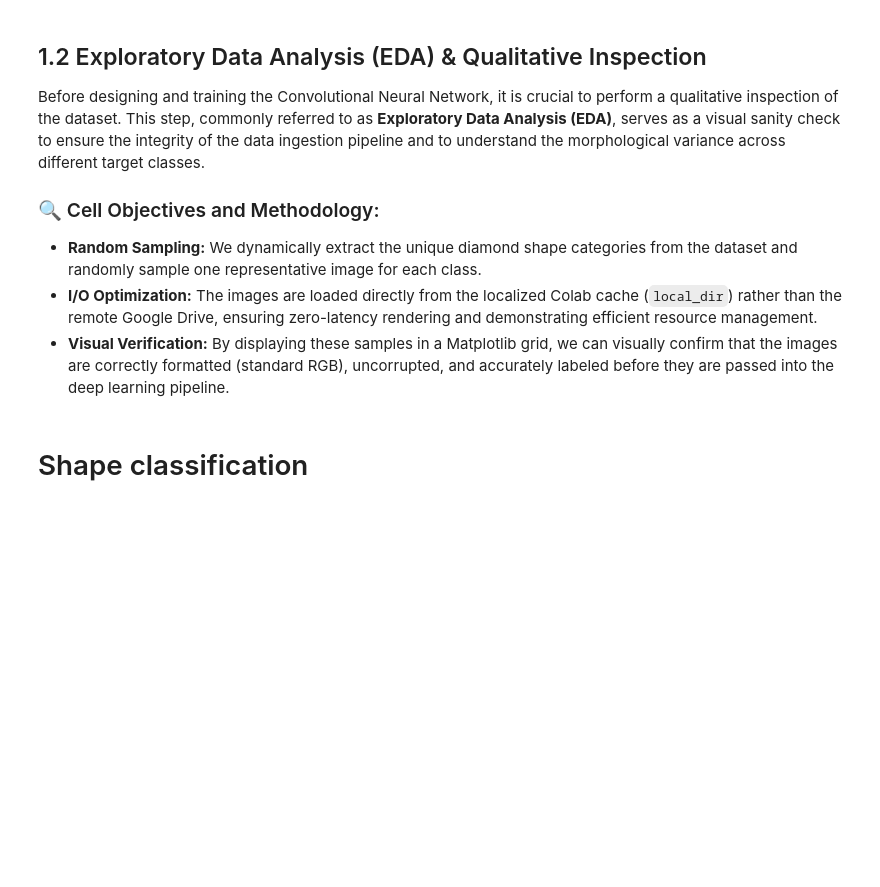
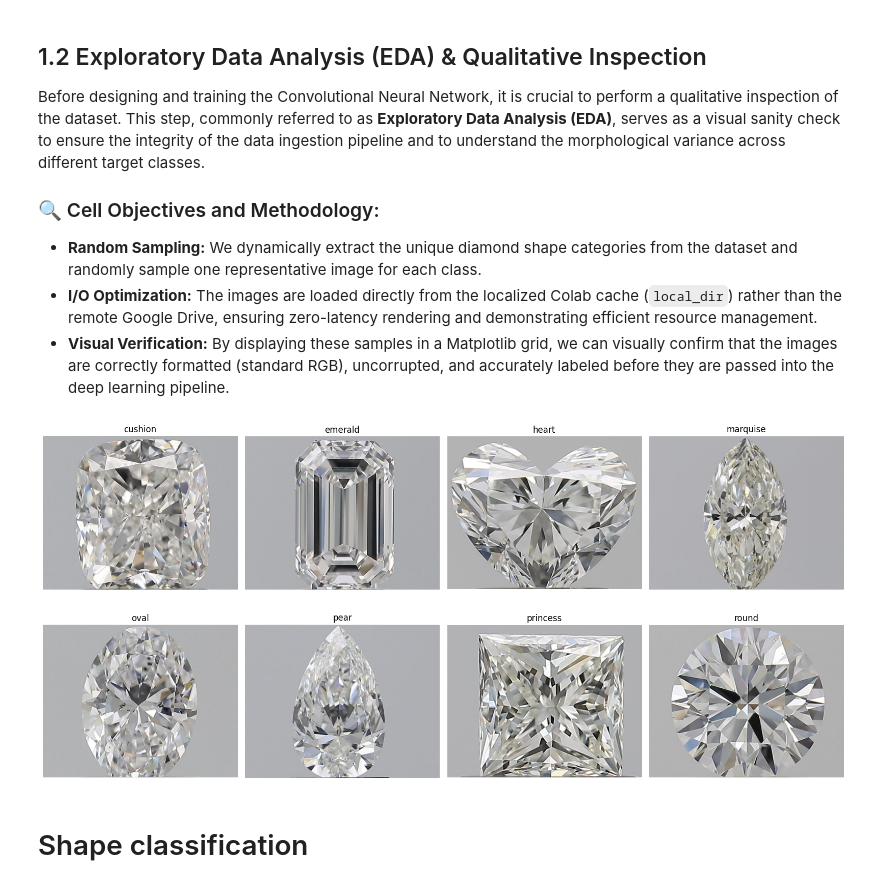
Before and after one commit to GabriellaFonio/Deep-learning-project-, a Jupyter notebook: progetto_Fonio-5.ipynb, the cells around one changed output. Drawn from its saved outputs; the diff is of its cells as text; code cells hidden in the pictures; blank space fills up the shorter version.

```diff
--- a/progetto_Fonio-5.ipynb
+++ b/progetto_Fonio-5.ipynb
@@ -123,31 +133,37 @@ Before designing and training the Convolutional Neural Network, it is crucial to
 # %%
 import matplotlib.pyplot as plt
 import random
+import os
+from PIL import Image
 
 # Randomly sample one image per unique shape class
 unique_shapes = df["shape"].unique()
 sample_rows = [df[df["shape"] == s].sample(1).iloc[0] for s in unique_shapes]
 
 # Display them in a grid, loading from the local cached directory
 n = len(sample_rows)
 cols = 4
 rows = (n + cols - 1) // cols
 fig, axes = plt.subplots(rows, cols, figsize=(4 * cols, 4 * rows))
 axes = axes.flatten()
 
 for ax, row in zip(axes, sample_rows):
-    img_path = os.path.join(local_dir, row["path_to_img"])
+    # Strip the 'web_scraped/' prefix, since local_dir already points to that folder's contents
+    rel_path = row["path_to_img"].replace('web_scraped/', '', 1)
+    img_path = os.path.join(local_dir, rel_path)
     img = Image.open(img_path).convert("RGB")
     ax.imshow(img)
     ax.set_title(row["shape"])
     ax.axis("off")
 
 # Hide any unused subplot axes
 for ax in axes[len(sample_rows):]:
     ax.axis("off")
 
 plt.tight_layout()
 plt.show()
+# %% [output]
+[figure, added]
 # %% [markdown]
 # Shape classification
 # %% [markdown]
```
Also changed, not shown: parts of 25 cells of this notebook.
